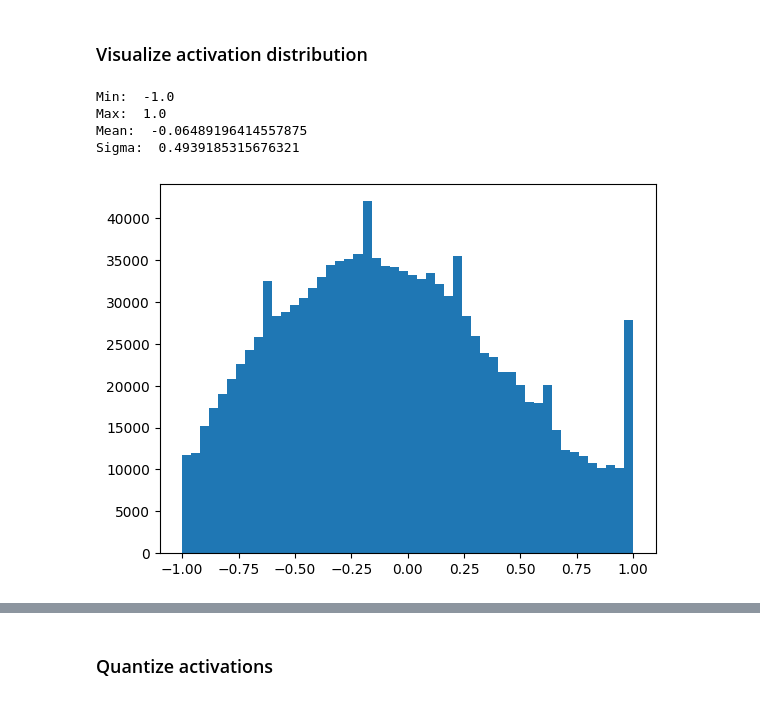
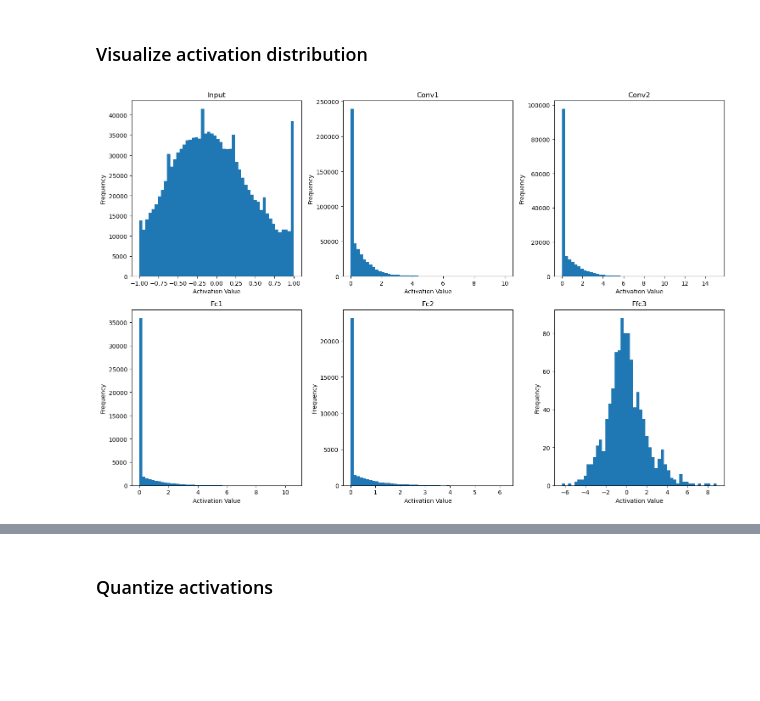
Before and after one commit to miguelJalube/labos_IAA, a Jupyter notebook: lab4/lab4_gogniat_jalube.ipynb, the cells around one changed output, grey strips where cells are left out. Saved outputs shown, nothing was run; the diff lists cells and outputs as text; code cells hidden in the pictures; blank space fills up the shorter version.

```diff
--- a/lab4/Lab4_donnée.ipynb
+++ b/lab4/lab4_gogniat_jalube.ipynb
@@ -368,24 +373,30 @@ Accuracy of the network after quantizing all weights: 55.94059405940594%
 # %%
 # ADD YOUR CODE HERE: to plot activation distribution
 # You can access the activation matrice like this:
-net_q3.input_activations
+import matplotlib.pyplot as plt
 
-plt.hist(net_q3.input_activations, bins=50)
+net_activations = [
+    ("Input", net_q3.input_activations),
+    ("Conv1", net_q3.conv1.activations),
+    ("Conv2", net_q3.conv2.activations),
+    ("Fc1", net_q3.fc1.activations),
+    ("Fc2", net_q3.fc2.activations),
+    ("Ffc3", net_q3.fc3.activations)
+]
 
-# range
-print("Min: ", net_q3.input_activations.min())
-print("Max: ", net_q3.input_activations.max())
+fig, axs = plt.subplots(2, 3, figsize=(15, 10))
 
-mean = net_q3.input_activations.mean()
-print("Mean: ", mean)
+for i, (name, activations) in enumerate(net_activations):
 
-sigma = net_q3.input_activations.std()
-print("Sigma: ", sigma)
+    row = i // 3
+    col = i % 3
 
+    axs[row, col].hist(activations, bins=50)
+    axs[row, col].set_title(name)
+    axs[row, col].set_xlabel("Activation Value")
+    axs[row, col].set_ylabel("Frequency")
+
+plt.tight_layout()
 plt.show()
 # %% [output]
-Min:  -1.0
-Max:  1.0
-Mean:  -0.06489196414557875
-Sigma:  0.4939185315676321
-[figure, old version]
+[figure, new version]
```
Also changed, not shown: parts of 10 cells of this notebook, 1 other file.
